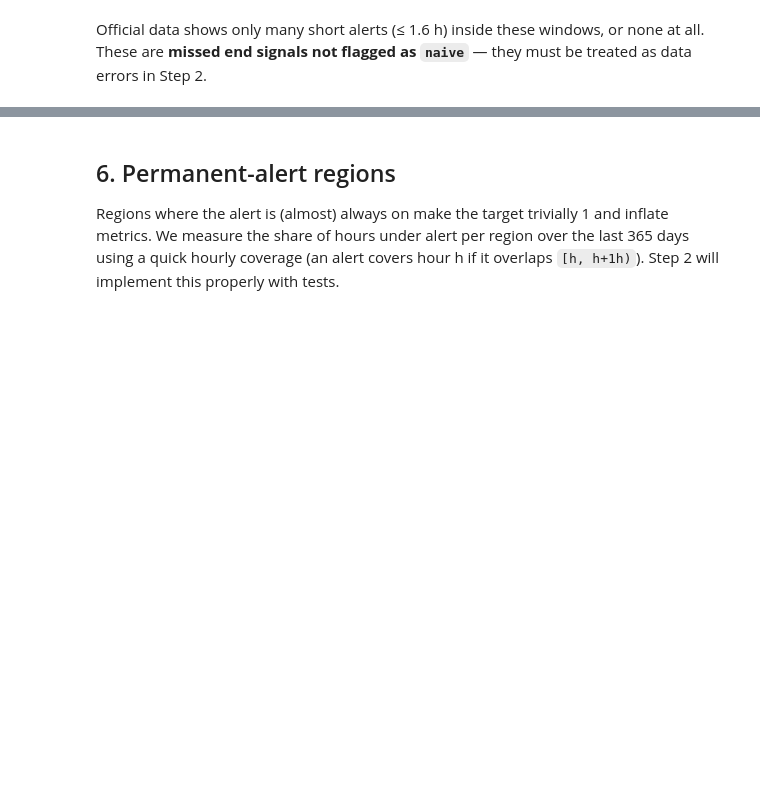
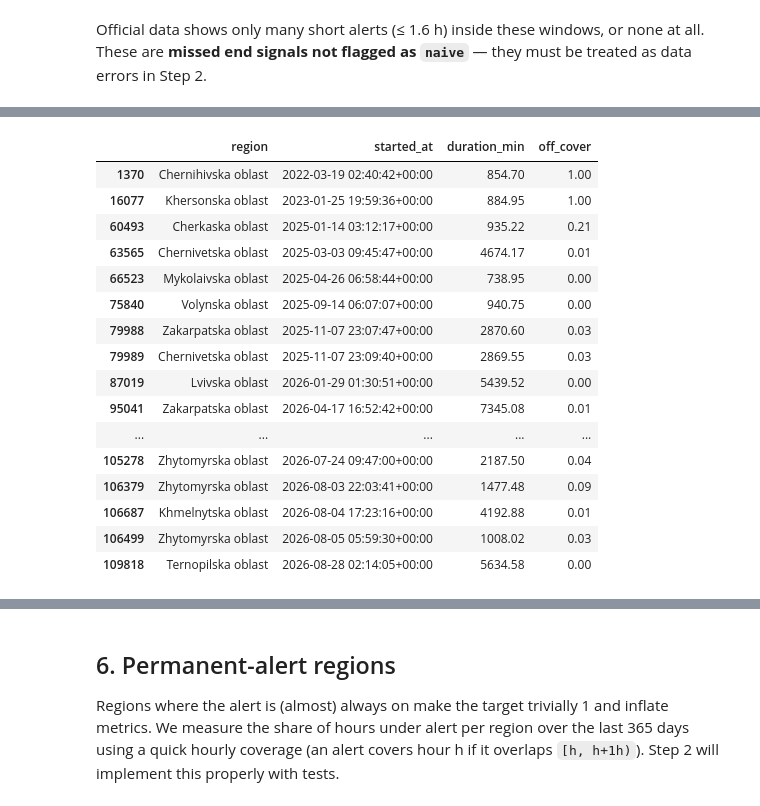
Before and after one commit to ANDRIYTS1234/kse-ai-school-task, a Jupyter notebook: notebooks/01_eda.ipynb, the cells around one changed output, grey strips where cells are left out. Drawn from its saved outputs; the diff is of its cells as text; code cells hidden in the pictures; blank space fills up the shorter version.

```diff
--- a/notebooks/01_eda.ipynb
+++ b/notebooks/01_eda.ipynb
@@ -297,0 +304,20 @@ Official data shows only many short alerts (≤ 1.6 h) inside these windows, or
+# %%
+def union_cover(region: str, s: pd.Timestamp, e: pd.Timestamp) -> float:
+    w = off[(off.oblast == region) & (off.started_at < e) & (off.finished_at > s)].sort_values("started_at")
+    total, cur_s, cur_e = 0.0, None, None
+    for a, b in zip(w.started_at.clip(lower=s), w.finished_at.clip(upper=e)):
+        if cur_e is None or a > cur_e:
+            if cur_e is not None:
+                total += (cur_e - cur_s).total_seconds()
+            cur_s, cur_e = a, b
+        else:
+            cur_e = max(cur_e, b)
+    if cur_e is not None:
+        total += (cur_e - cur_s).total_seconds()
+    return total / (e - s).total_seconds()
+
+long6 = df[(df.duration_min >= 360) & (df.started_at >= off.started_at.min()) & (df.finished_at <= off.started_at.max())].copy()
+long6["off_cover"] = [union_cover(r.region, r.started_at, r.finished_at) for r in long6.itertuples()]
+long6["bin"] = pd.cut(long6.duration_min / 60, [6, 8, 12, 24, 1e4], right=False, labels=["6-8h", "8-12h", "12-24h", ">=24h"])
+long6.groupby("bin", observed=True).off_cover.agg(
+    n="size", median="median", genuine_share=lambda x: (x >= 0.8).mean(), error_share=lambda x: (x < 0.3).mean()).round(2)
@@ -297,0 +354,20 @@ Official data shows only many short alerts (≤ 1.6 h) inside these windows, or
+# %%
+long6[long6.duration_min >= 12 * 60].sort_values("started_at")[["region", "started_at", "duration_min", "off_cover"]].round(2)
+# %% [output]
+|  | region | started_at | duration_min | off_cover |
+| 1370 | Chernihivska oblast | 2022-03-19 02:40:42+00:00 | 854.70 | 1.00 |
+| 16077 | Khersonska oblast | 2023-01-25 19:59:36+00:00 | 884.95 | 1.00 |
+| 60493 | Cherkaska oblast | 2025-01-14 03:12:17+00:00 | 935.22 | 0.21 |
+| 63565 | Chernivetska oblast | 2025-03-03 09:45:47+00:00 | 4674.17 | 0.01 |
+| 66523 | Mykolaivska oblast | 2025-04-26 06:58:44+00:00 | 738.95 | 0.00 |
+| 75840 | Volynska oblast | 2025-09-14 06:07:07+00:00 | 940.75 | 0.00 |
+| 79988 | Zakarpatska oblast | 2025-11-07 23:07:47+00:00 | 2870.60 | 0.03 |
+| 79989 | Chernivetska oblast | 2025-11-07 23:09:40+00:00 | 2869.55 | 0.03 |
+| 87019 | Lvivska oblast | 2026-01-29 01:30:51+00:00 | 5439.52 | 0.00 |
+| 95041 | Zakarpatska oblast | 2026-04-17 16:52:42+00:00 | 7345.08 | 0.01 |
+| ... | ... | ... | ... | ... |
+| 105278 | Zhytomyrska oblast | 2026-07-24 09:47:00+00:00 | 2187.50 | 0.04 |
+| 106379 | Zhytomyrska oblast | 2026-08-03 22:03:41+00:00 | 1477.48 | 0.09 |
+| 106687 | Khmelnytska oblast | 2026-08-04 17:23:16+00:00 | 4192.88 | 0.01 |
+| 106499 | Zhytomyrska oblast | 2026-08-05 05:59:30+00:00 | 1008.02 | 0.03 |
+| 109818 | Ternopilska oblast | 2026-08-28 02:14:05+00:00 | 5634.58 | 0.00 |
```
Also changed, not shown: parts of 14 cells of this notebook, 7 other files.
